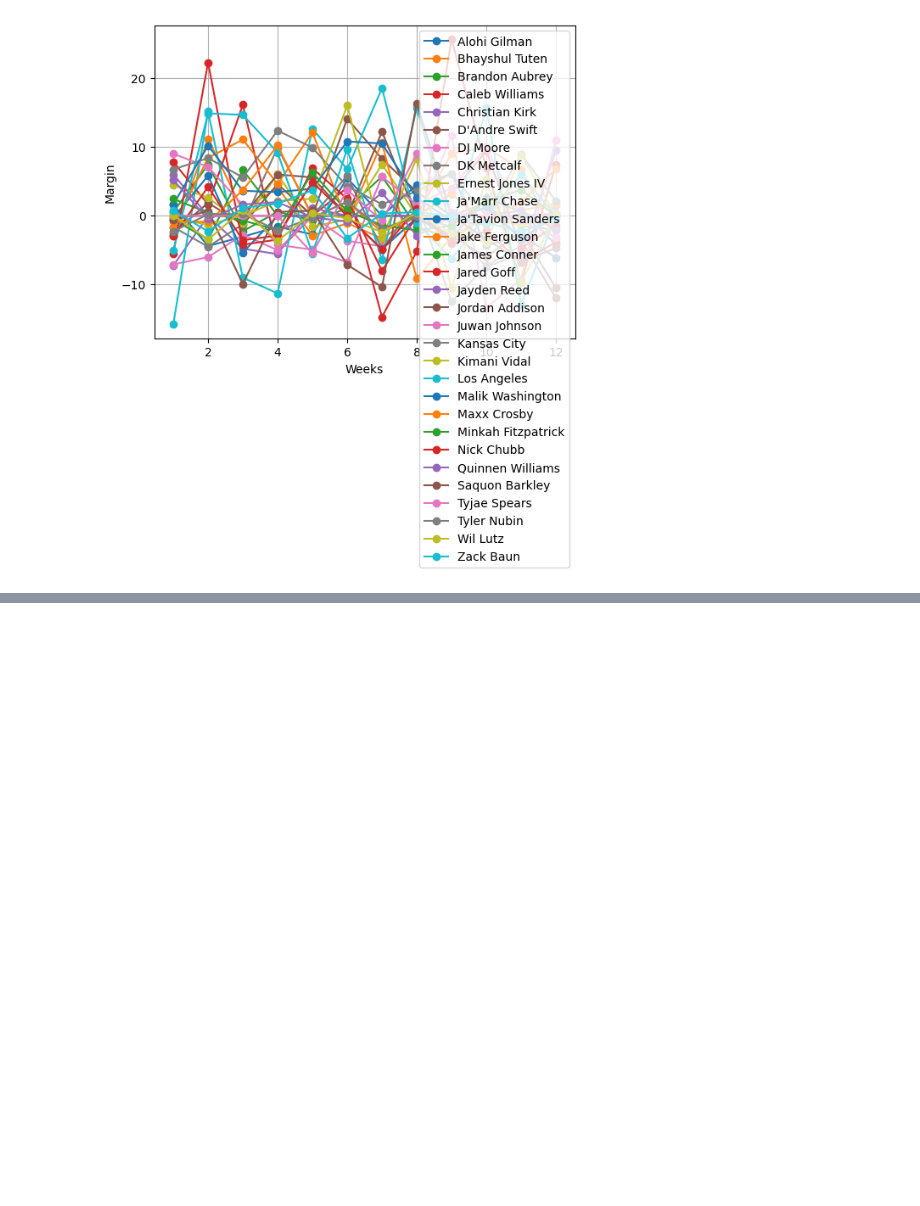
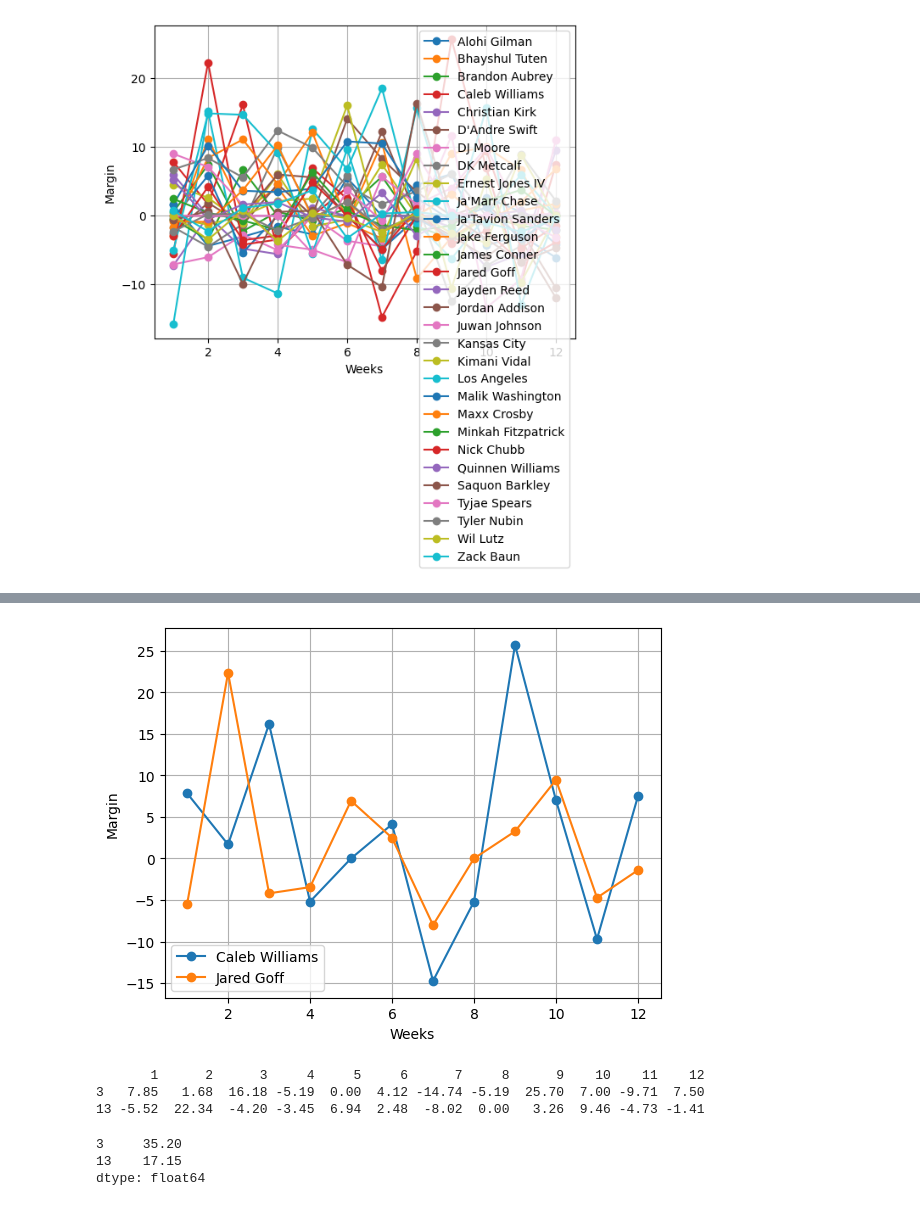
Before and after one commit to AidanNowa/fantasy_football_analytics, a Jupyter notebook: notebooks/function_testing.ipynb, the cells around one changed output, grey strips where cells are left out. Saved outputs shown, nothing was run; the diff lists cells and outputs as text; code cells hidden in the pictures; blank space fills up the shorter version.

```diff
--- a/notebooks/function_testing.ipynb
+++ b/notebooks/function_testing.ipynb
@@ -281,0 +321,3 @@ create_weekly_line_graph(function_margins, 'Weeks', 'Margin')
+# %%
+qb_margins = get_positional_margins(team_stats, 'QB', function_margins)
+print(qb_margins)
@@ -281,0 +332,17 @@ create_weekly_line_graph(function_margins, 'Weeks', 'Margin')
+# %%
+create_weekly_line_graph(qb_margins, 'Weeks', 'Margin')
+# %% [output]
+[figure, added]
+# %%
+sum_df = qb_margins.drop(columns = 'name')
+print(sum_df)
+# %% [output]
+       1      2      3     4     5     6      7     8      9    10    11    12
+3   7.85   1.68  16.18 -5.19  0.00  4.12 -14.74 -5.19  25.70  7.00 -9.71  7.50
+13 -5.52  22.34  -4.20 -3.45  6.94  2.48  -8.02  0.00   3.26  9.46 -4.73 -1.41
+# %%
+sum_df.sum(axis=1)
+# %% [output]
+3     35.20
+13    17.15
+dtype: float64
```
Also changed, not shown: parts of 8 cells of this notebook, 1 other file.
